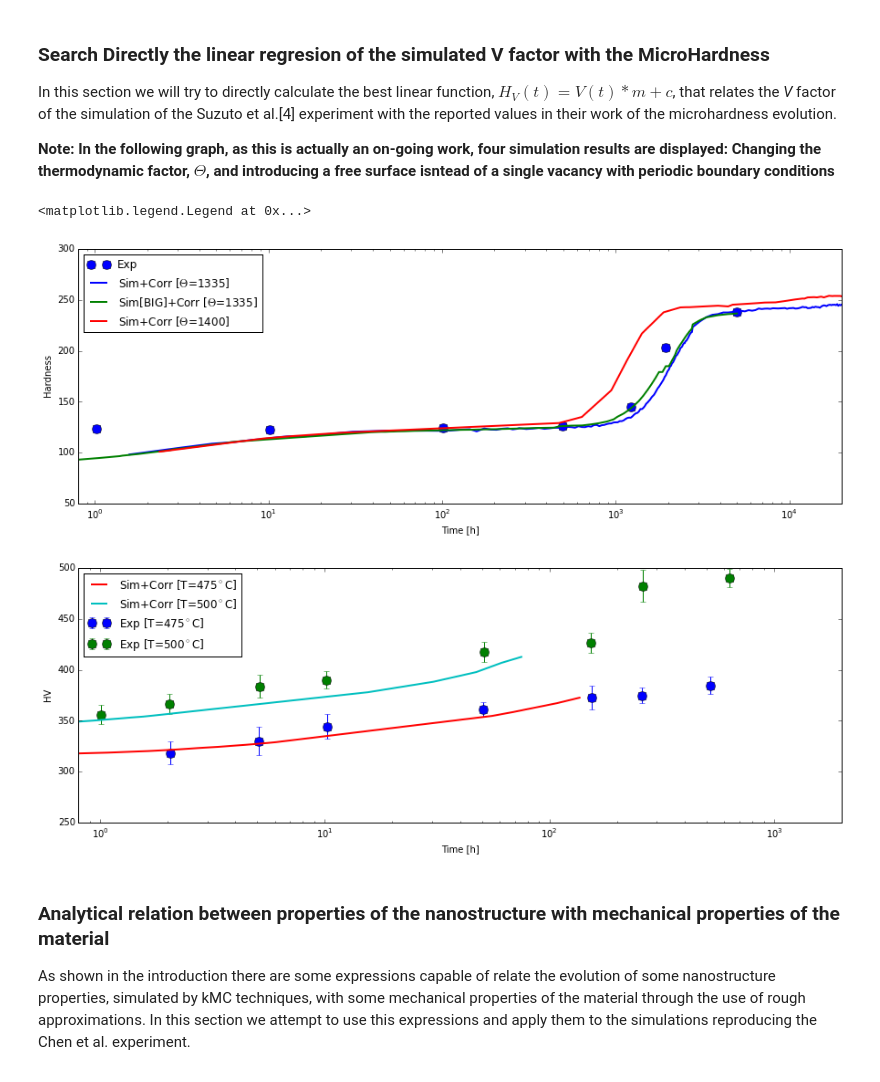
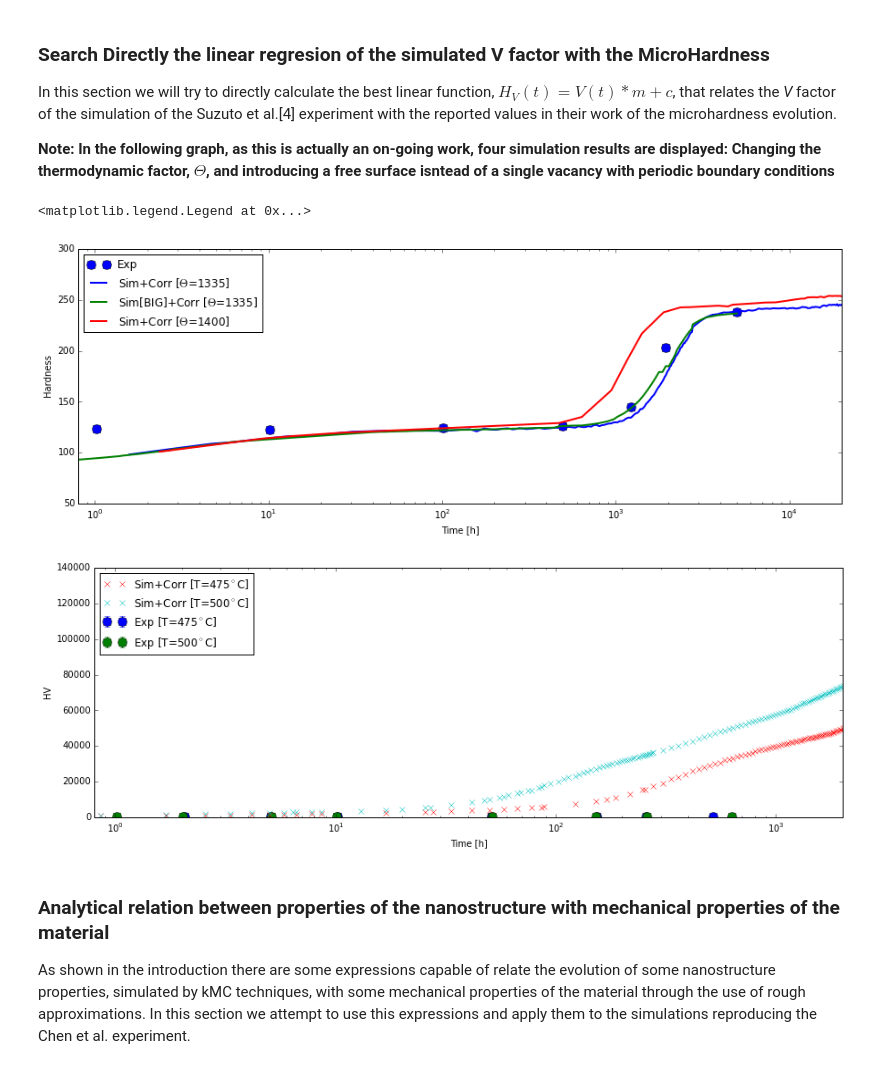
Before and after one commit to spartankel/PyNotes, a Jupyter notebook: Hardening in FeCr alloys.ipynb, the cells around one changed output. Saved outputs shown, nothing was run; the diff lists cells and outputs as text; code cells hidden in the pictures.

```diff
--- a/Hardening in FeCr alloys.ipynb
+++ b/Hardening in FeCr alloys.ipynb
@@ -102,38 +134,38 @@ simB = loadtxt(PATH + "final/400x400x20")
 
 plt.figure(1)
 plt.plot(ref[:, 0], ref[:, 1], 'bo', ms=10, label='Exp')
 plt.plot([ts / 3600 for ts in sim[:, 0]], [v * m + c for v in sim[:, 1]], label='Sim+Corr [$\Theta$=1335]', linewidth=2)
 plt.plot([ts / 3600 for ts in simB[:, 0]], [v * m + c for v in simB[:, 1]], label='Sim[BIG]+Corr [$\Theta$=1335]', linewidth=2)
 plt.plot([ts / 3600 for ts in sim2[:, 0]], [v * m + c for v in sim2[:, 1]], label='Sim+Corr [$\Theta$=1400]', linewidth=2)
 
 plt.xscale('log')
 plt.xlabel('Time [h]')
 plt.ylabel('Hardness')
 plt.xlim([0.8, 2e4])
 plt.legend(loc=2)
 
 m = 60
 c = 315
 c2 = 340
 
 ref475 = loadtxt("/home/idopico/Papers/FeCr/Simulations/Hirata/ref/HV475.txt")
 ref500 = loadtxt("/home/idopico/Papers/FeCr/Simulations/Hirata/ref/HV500.txt")
-sim475 = loadtxt("/media/hd/Simulations/Hirata/Jul/LOG.processed")
-sim500 = loadtxt("/media/hd/Simulations/Hirata/Jul500C/LOG.processed")
+sim475 = loadtxt("/media/hd/Simulations/Hirata/Jul475C_Gasz120/HV.evol")
+sim500 = loadtxt("/media/hd/Simulations/Hirata/Jul500C_Gasz120/HV.evol")
 plt.figure(2)
 plt.errorbar(ref475[:, 0], ref475[:, 1], yerr=ref475[:, 2], marker='o', ms=10, linestyle='None', label='Exp [T=475$^\circ$C]')
 plt.errorbar(ref500[:, 0], ref500[:, 1], yerr=ref500[:, 2], marker='o', ms=10, linestyle='None', label='Exp [T=500$^\circ$C]')
-plt.plot([ts / 3600 for ts in sim475[:, 0]], [v * m + c for v in sim475[:, 1]], label='Sim+Corr [T=475$^\circ$C]', linewidth=2)
-plt.plot([ts / 3600 for ts in sim500[:, 0]], [v * m + c2 for v in sim500[:, 1]], label='Sim+Corr [T=500$^\circ$C]', linewidth=2)
+plt.plot([ts / 3600 for ts in sim475[:, 0]], [v * m + c for v in sim475[:, 1]], 'x', label='Sim+Corr [T=475$^\circ$C]')
+plt.plot([ts / 3600 for ts in sim500[:, 0]], [v * m + c2 for v in sim500[:, 1]], 'x', label='Sim+Corr [T=500$^\circ$C]')
 plt.xscale('log')
 plt.xlabel('Time [h]')
 plt.ylabel('HV')
 plt.xlim([0.8, 2e3])
 plt.legend(loc=2)
 # %% [output]
 <matplotlib.legend.Legend at 0x...>
 [figure]
-[figure, old version]
+[figure, new version]
 # %% [markdown]
 ### Analytical relation between properties of the nanostructure with mechanical properties of the material
 
```
Also changed, not shown: parts of 4 cells of this notebook.
